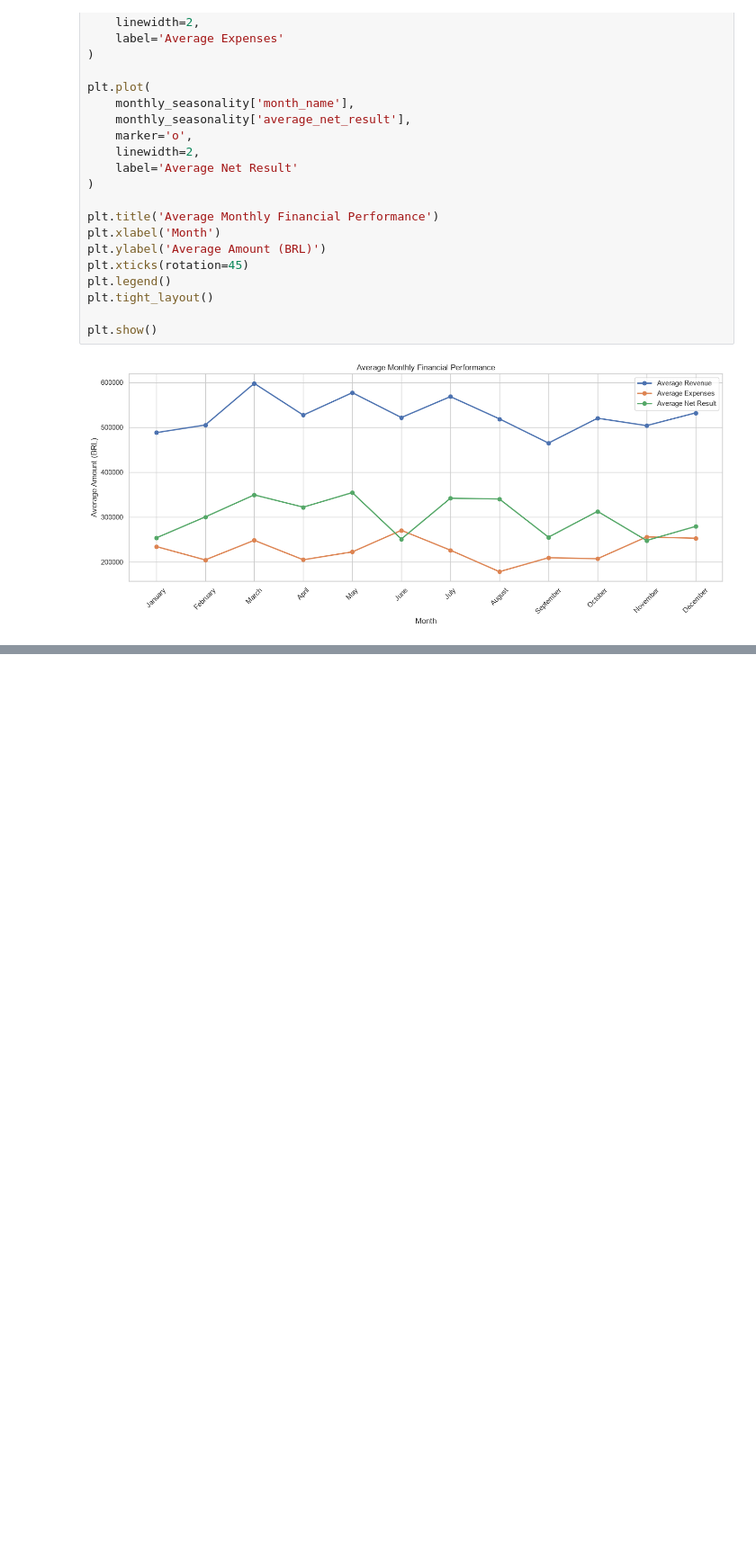
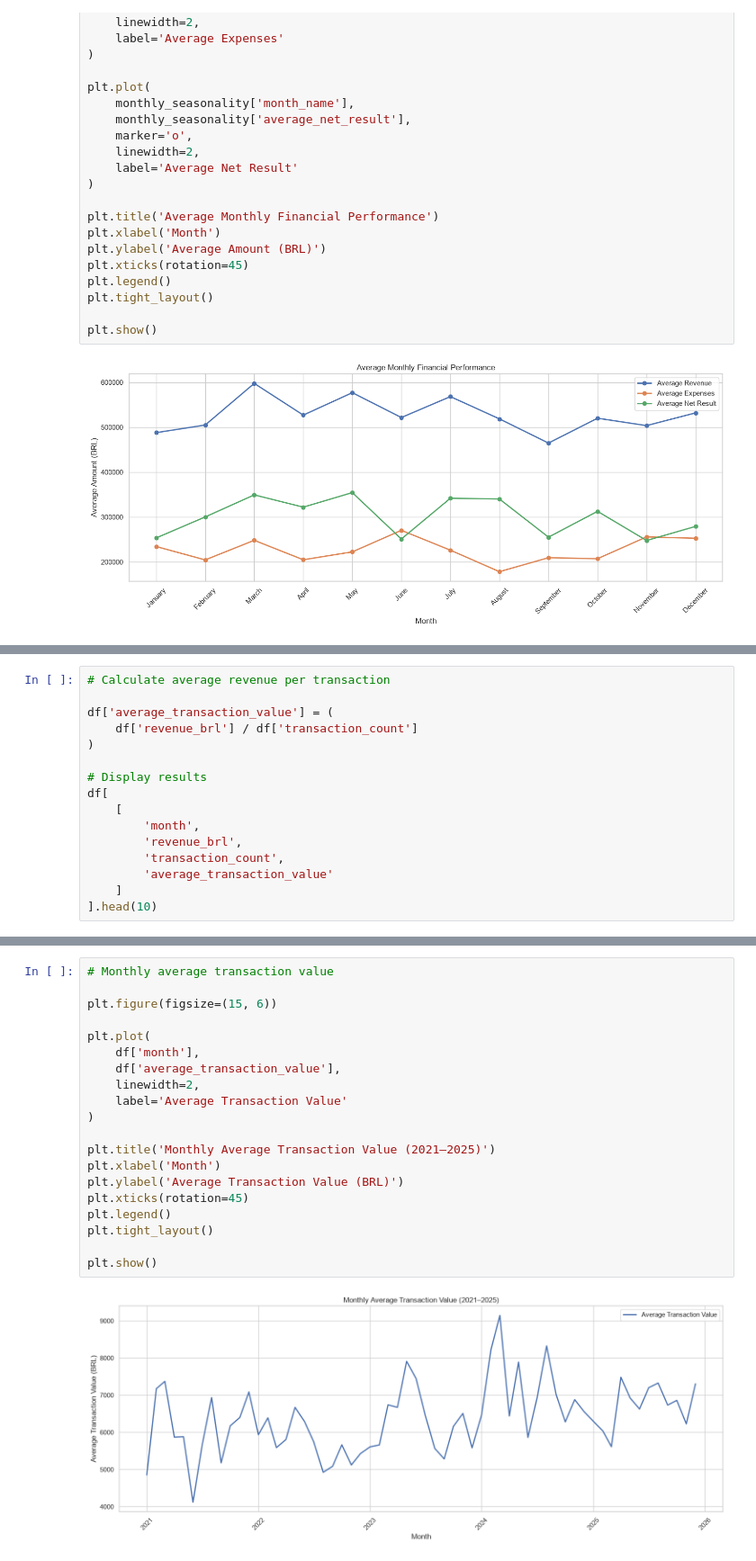
Before and after one commit to guilherme-santos-machado/portfolio-data-analytics, a Jupyter notebook: 03-exploratory-data-analysis-python/notebooks/02_exploratory_data_analysis.ipynb, the cells around one changed output, grey strips where cells are left out. Shown at 90% size. Cells and saved outputs as stored; diff of their text form; blank space fills up the shorter version.

```diff
--- a/03-exploratory-data-analysis-python/notebooks/02_exploratory_data_analysis.ipynb
+++ b/03-exploratory-data-analysis-python/notebooks/02_exploratory_data_analysis.ipynb
@@ -635,0 +714,16 @@ plt.show()
+# %%
+# Calculate average revenue per transaction
+
+df['average_transaction_value'] = (
+    df['revenue_brl'] / df['transaction_count']
+)
+
+# Display results
+df[
+    [
+        'month',
+        'revenue_brl',
+        'transaction_count',
+        'average_transaction_value'
+    ]
+].head(10)
@@ -635,0 +756,22 @@ plt.show()
+# %%
+# Monthly average transaction value
+
+plt.figure(figsize=(15, 6))
+
+plt.plot(
+    df['month'],
+    df['average_transaction_value'],
+    linewidth=2,
+    label='Average Transaction Value'
+)
+
+plt.title('Monthly Average Transaction Value (2021–2025)')
+plt.xlabel('Month')
+plt.ylabel('Average Transaction Value (BRL)')
+plt.xticks(rotation=45)
+plt.legend()
+plt.tight_layout()
+
+plt.show()
+# %% [output]
+[figure, added]
```
Also changed, not shown: parts of 8 cells of this notebook.
